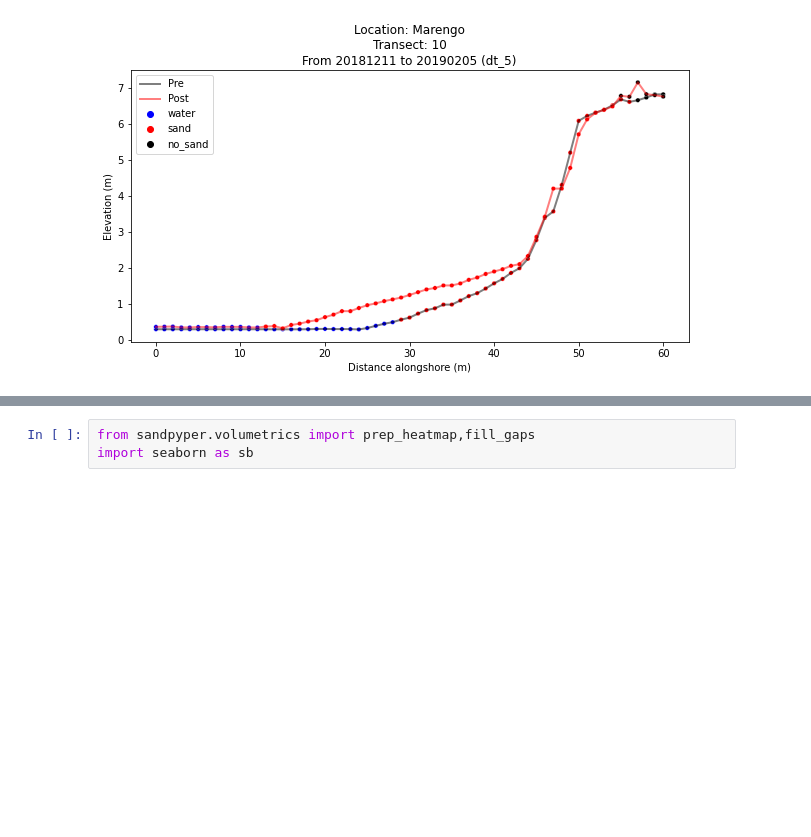
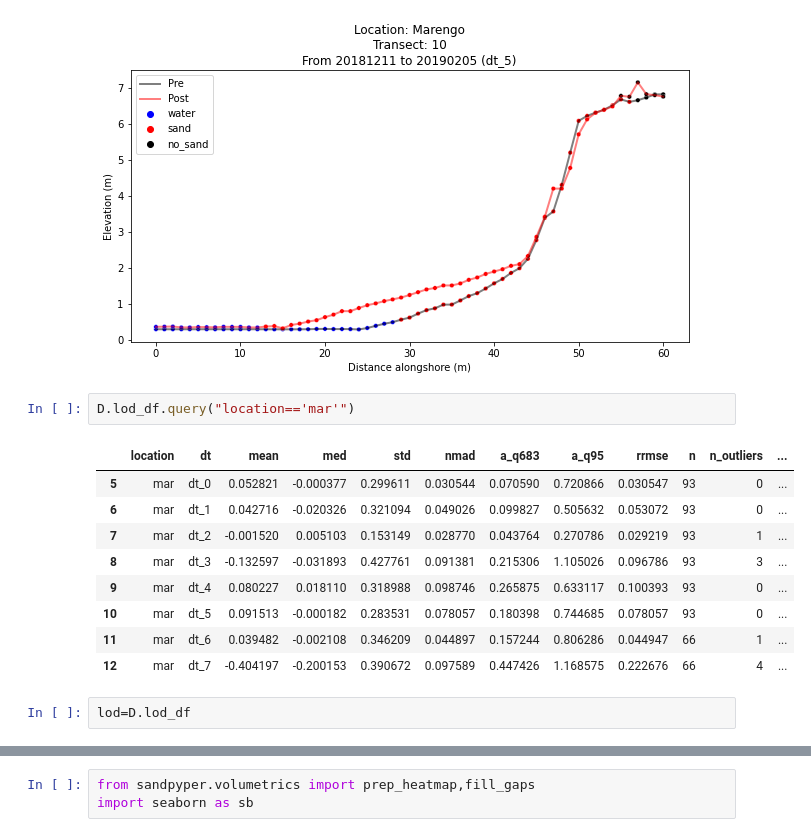
Before and after one commit to npucino/sandpyper, a Jupyter notebook: examples/Example_1_Profile_extraction-CLASS.ipynb, the cells around one changed output, grey strips where cells are left out. Drawn from its saved outputs; the diff is of its cells as text; blank space fills up the shorter version.

```diff
--- a/examples/Example_1_Profile_extraction-CLASS.ipynb
+++ b/examples/Example_1_Profile_extraction-CLASS.ipynb
@@ -102,3 +102,17 @@ done
 D.plot_transects(location='mar',tr_id=10, dt='dt_5', classified=True)
 # %% [output]
 [figure]
+# %%
+D.lod_df.query("location=='mar'")
+# %% [output]
+|  | location | dt | mean | med | std | nmad | a_q683 | a_q95 | rrmse | n | n_outliers | ... |
+| 5 | mar | dt_0 | 0.052821 | -0.000377 | 0.299611 | 0.030544 | 0.070590 | 0.720866 | 0.030547 | 93 | 0 | ... |
+| 6 | mar | dt_1 | 0.042716 | -0.020326 | 0.321094 | 0.049026 | 0.099827 | 0.505632 | 0.053072 | 93 | 0 | ... |
+| 7 | mar | dt_2 | -0.001520 | 0.005103 | 0.153149 | 0.028770 | 0.043764 | 0.270786 | 0.029219 | 93 | 1 | ... |
+| 8 | mar | dt_3 | -0.132597 | -0.031893 | 0.427761 | 0.091381 | 0.215306 | 1.105026 | 0.096786 | 93 | 3 | ... |
+| 9 | mar | dt_4 | 0.080227 | 0.018110 | 0.318988 | 0.098746 | 0.265875 | 0.633117 | 0.100393 | 93 | 0 | ... |
+| 10 | mar | dt_5 | 0.091513 | -0.000182 | 0.283531 | 0.078057 | 0.180398 | 0.744685 | 0.078057 | 93 | 0 | ... |
+| 11 | mar | dt_6 | 0.039482 | -0.002108 | 0.346209 | 0.044897 | 0.157244 | 0.806286 | 0.044947 | 66 | 1 | ... |
+| 12 | mar | dt_7 | -0.404197 | -0.200153 | 0.390672 | 0.097589 | 0.447426 | 1.168575 | 0.222676 | 66 | 4 | ... |
+# %%
+lod=D.lod_df
```
Also changed, not shown: parts of 3 cells of this notebook, 1 other file.
